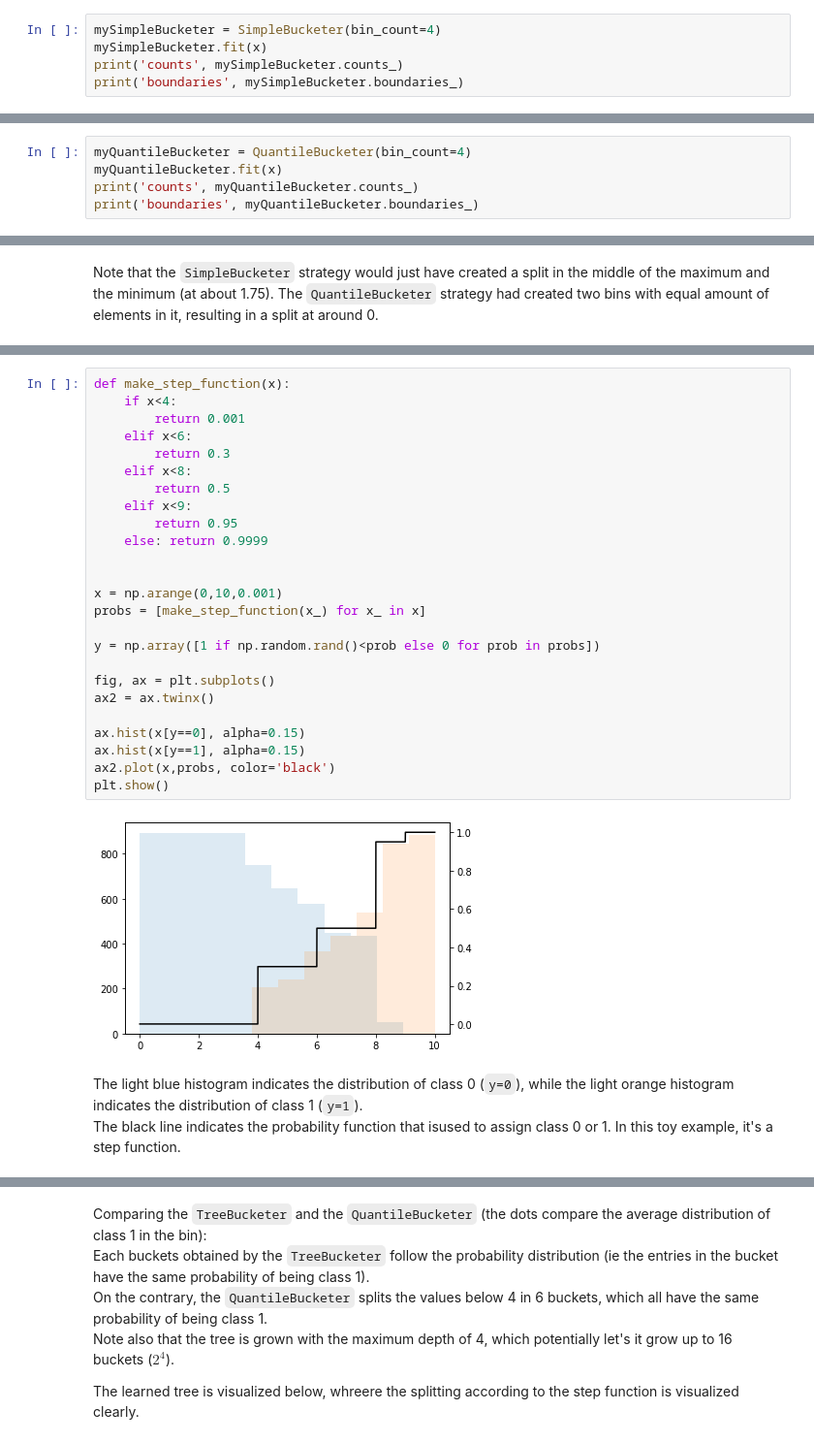
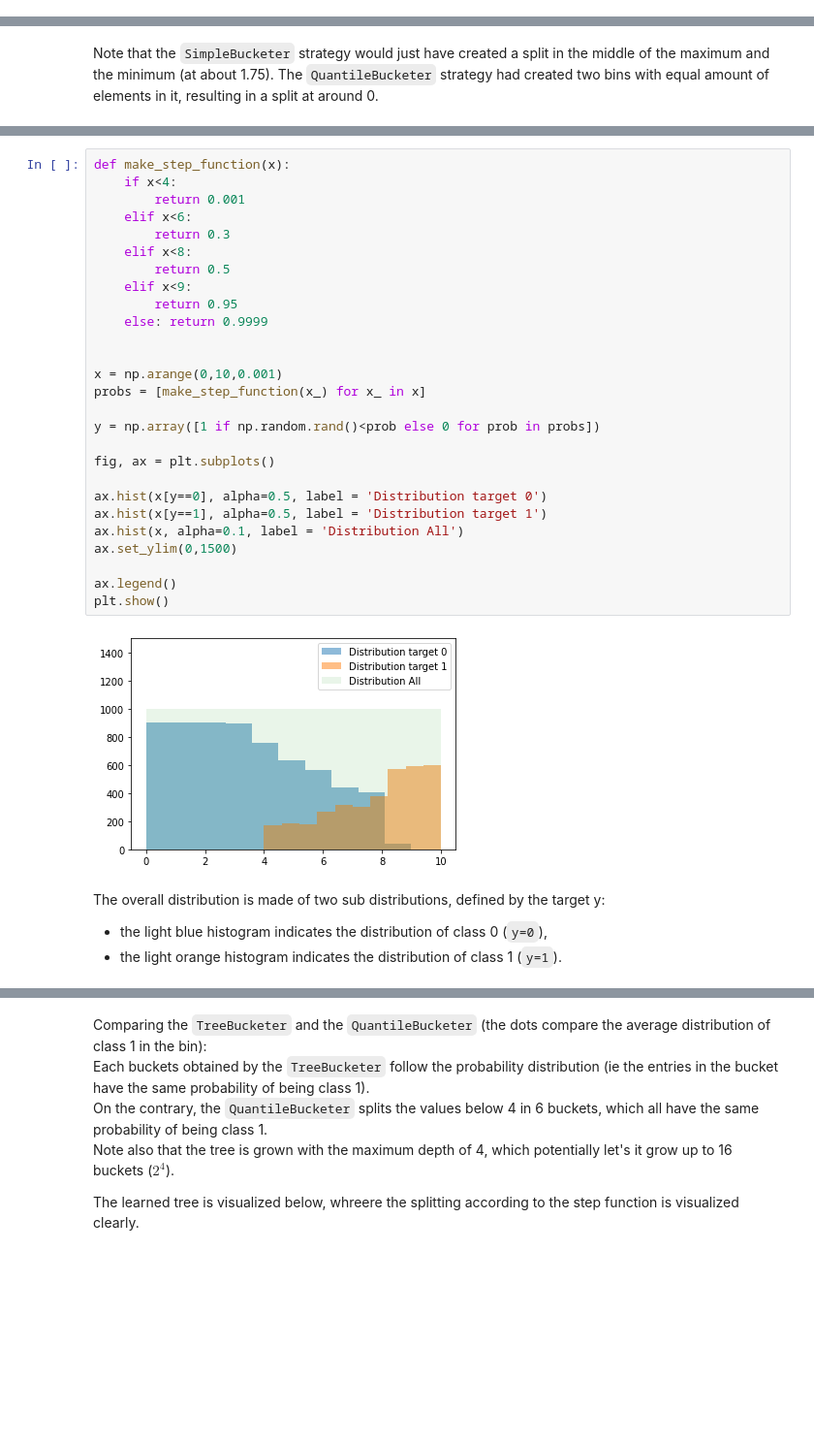
Before and after one commit to sbjelogr/probatus, a Jupyter notebook: docs/source/nb_binning.ipynb, the cells around one changed output, grey strips where cells are left out. Shown: that part at 97% size. Cells and saved outputs as stored; diff of their text form; blank space fills up the shorter version.

```diff
--- a/docs/source/nb_binning.ipynb
+++ b/docs/source/nb_binning.ipynb
@@ -34,5 +64,0 @@ The `SimpleBucketer` object creates binning of the values in `x` into equally si
-# %%
-mySimpleBucketer = SimpleBucketer(bin_count=4)
-mySimpleBucketer.fit(x)
-print('counts', mySimpleBucketer.counts_)
-print('boundaries', mySimpleBucketer.boundaries_)
@@ -63,5 +86,0 @@ The `QuantileBucketer` object creates bins that all contain an equal amount of s
-# %%
-myQuantileBucketer = QuantileBucketer(bin_count=4)
-myQuantileBucketer.fit(x)
-print('counts', myQuantileBucketer.counts_)
-print('boundaries', myQuantileBucketer.boundaries_)
@@ -152,31 +154,34 @@ The example below shows a distribution defined by a step function
 # %%
 def make_step_function(x):
     if x<4:
         return 0.001
     elif x<6:
         return 0.3
     elif x<8:
         return 0.5
     elif x<9:
         return 0.95
     else: return 0.9999
 
 
 x = np.arange(0,10,0.001)
 probs = [make_step_function(x_) for x_ in x]
 
 y = np.array([1 if np.random.rand()<prob else 0 for prob in probs])
 
 fig, ax = plt.subplots()
-ax2 = ax.twinx()
 
-ax.hist(x[y==0], alpha=0.15)
-ax.hist(x[y==1], alpha=0.15)
-ax2.plot(x,probs, color='black')
+ax.hist(x[y==0], alpha=0.5, label = 'Distribution target 0')
+ax.hist(x[y==1], alpha=0.5, label = 'Distribution target 1')
+ax.hist(x, alpha=0.1, label = 'Distribution All')
+ax.set_ylim(0,1500)
+
+ax.legend()
 plt.show()
 # %% [output]
-[figure, old version]
+[figure, new version]
 # %% [markdown]
-The light blue histogram indicates the distribution of class 0 (`y=0`), while the light orange histogram indicates the distribution of class 1 (`y=1`). <br>
-The black line indicates the probability function that isused to assign class 0 or 1. In this toy example, it's a step function.
+The overall distribution is made of two sub distributions, defined by the target y:
+- the light blue histogram indicates the distribution of class 0 (`y=0`),
+- the light orange histogram indicates the distribution of class 1 (`y=1`). <br>
 # %%
```
Also changed, not shown: parts of 41 cells of this notebook.
